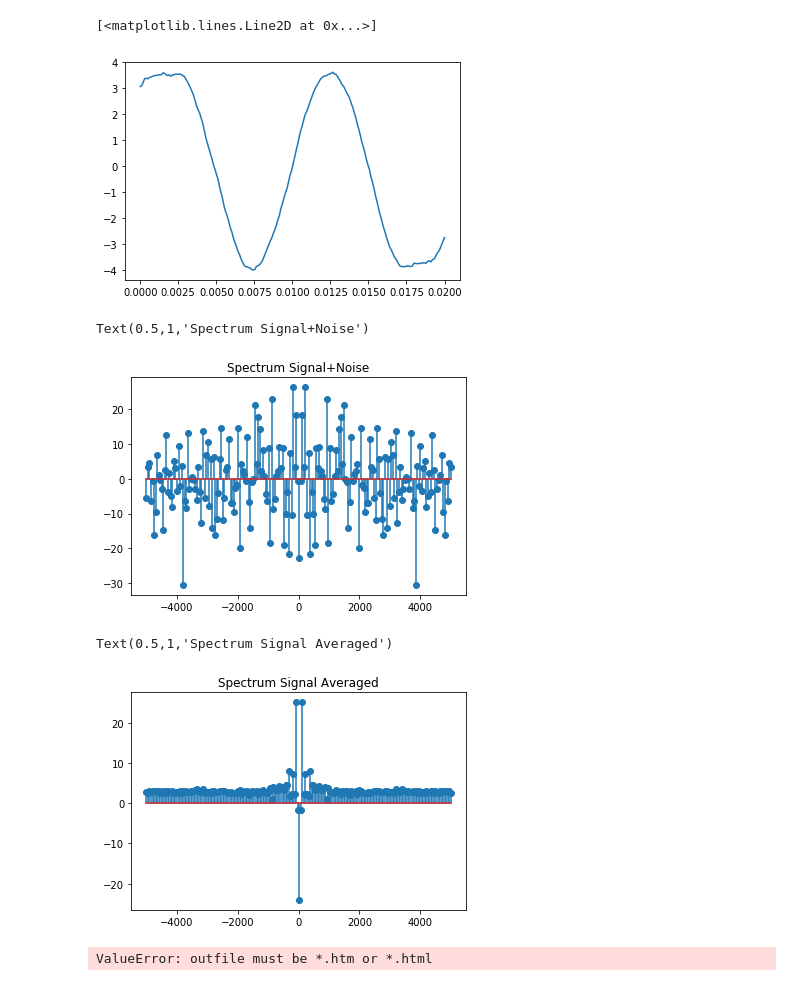
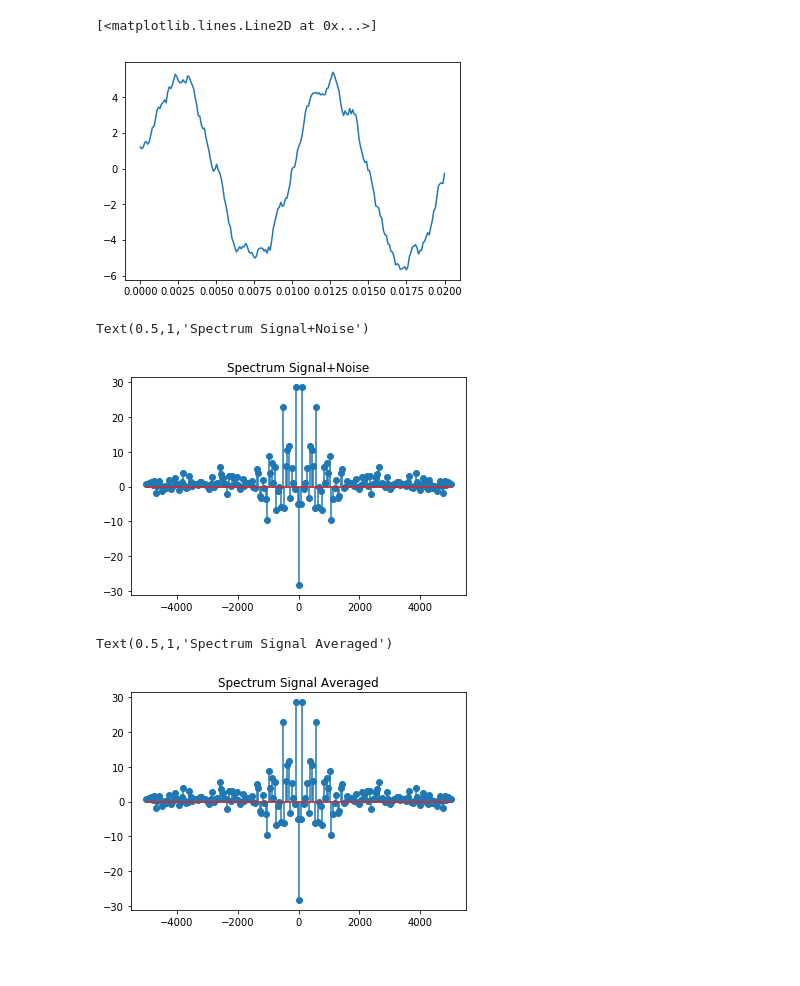
Before and after one commit to dcaruso/PES, a Jupyter notebook: notebooks/0-convolucion/1-moving_average.ipynb, the cells around one changed output. Cells and saved outputs as stored; diff of their text form; code cells hidden in the pictures.

```diff
--- a/notebooks/0-convolucion/1-moving_average.ipynb
+++ b/notebooks/0-convolucion/1-moving_average.ipynb
@@ -30,5 +32,5 @@ Populating the interactive namespace from numpy and matplotlib
 # %%
-MVSIZE = 20
+MVSIZE = 3
 
 avg = np.zeros(N)
 for n in range(len(sig_noise)):
@@ -42,19 +44,19 @@ for n in range(len(sig_noise)):
 plt.plot(t,avg)
 # %% [output]
 [<matplotlib.lines.Line2D at 0x...>]
-[figure, old version]
+[figure, new version]
 # %%
 f = np.linspace(-Fs/2,Fs/2,N)
 spec_sig_noise = np.fft.fftshift(fft(sig_noise))
 spec_avg = np.fft.fftshift(fft(avg))
-plt.stem(f,spec_sig_noise)
+plt.stem(f,spec_avg)
 title("Spectrum Signal+Noise")
 # %% [output]
 Text(0.5,1,'Spectrum Signal+Noise')
-[figure, old version]
+[figure, new version]
 # %%
 plt.stem(f,spec_avg)
 title("Spectrum Signal Averaged")
 # %% [output]
 Text(0.5,1,'Spectrum Signal Averaged')
-[figure, old version]
+[figure, new version]
@@ -87,33 +62,0 @@ avg = signal + noise
-# %%
-
-# First set up the figure, the axis, and the plot element we want to animate
-fig = plt.figure()
-ax = plt.axes(xlim=(0, N), ylim=(-10, 10))
-line, = ax.plot([], [], lw=2)
-
-# initialization function: plot the background of each frame
-def init():
-    line.set_data([], [])
-    return line,
-
-# animation function.  This is called sequentially
-def animate(n):
-    x = np.linspace(0, N, len(sig_noise))
-    sum = 0
-    d = 0
-    for k in range (-(MVSIZE), MVSIZE):
-        if ((n-k) > 0) and ((n-k) < (len(sig_noise))):
-            sum = sum + sig_noise[(n-k)]
-            d = d+1
-    avg[n] = sum/d
-    line.set_data(x, avg)
-    return line,
-
-# call the animator.  blit=True means only re-draw the parts that have changed.
-anim = animation.FuncAnimation(fig, animate, init_func=init,
-                               frames=len(sig_noise), interval=20, blit=True)
-
-# call our new function to display the animation
-display_animation(anim)
-# %% [output]
-ValueError: outfile must be *.htm or *.html
```
Also changed, not shown: parts of 3 cells of this notebook.
